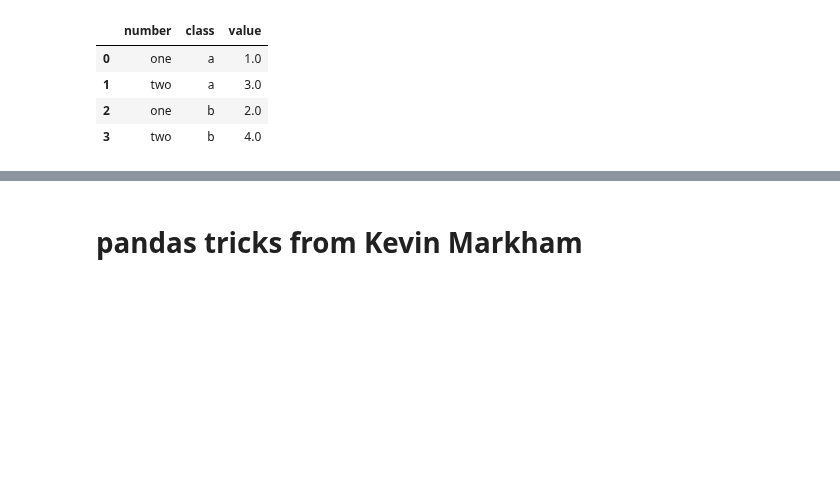
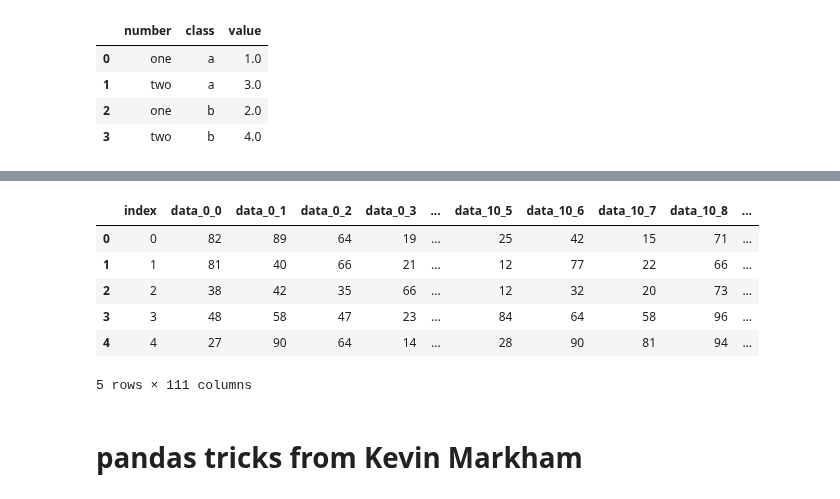
Before and after one commit to YLTsai0609/pandas_101, a Jupyter notebook: Solution.ipynb, the cells around one changed output, grey strips where cells are left out. Cells and saved outputs as stored; diff of their text form; code cells hidden in the pictures; blank space fills up the shorter version.

Commit message:
[Feature] miltiple merge, long to wide pivot to tidy frame

```diff
--- a/Solution.ipynb
+++ b/Solution.ipynb
@@ -1704,3 +1748,40 @@ df
+# %%
+# 6 multiple merge
+# pd.concat cannot do that!
+# functional programming with pd.merge!
+########### Create data ##########
+FOLDER_DIR = './csvset'
+for i in range(11):
+    path = FOLDER_DIR + '/' + f'data_{i}.csv'
+    pd.DataFrame(np.random.randint(low=5, high=100, size=(10,10))).\
+    to_csv(path, index=False)
+# read it
+from glob import glob
+DATA_PATH_LIST = glob('./csvset/*.csv')
+PREFIX = 'data'
+dfSet = {}
+for idx, path in enumerate(DATA_PATH_LIST):
+    df_name = PREFIX + f'_{idx}'
+    dfSet[df_name] = pd.read_csv(path).add_prefix(f'{df_name}_').reset_index()
+############ multiple merge #############
+from functools import reduce
+JOINKEY = 'index'
+dfList = []
+for _, df in dfSet.items():
+    dfList.append(df)
+df_all_merged = reduce(lambda left, right : pd.merge(left, right, on=JOINKEY), dfList)
+display(df_all_merged.head())
+
+
+# Hint, when you think about recussive solution -> functional programming might work
+# %% [output]
+|  | index | data_0_0 | data_0_1 | data_0_2 | data_0_3 | ... | data_10_5 | data_10_6 | data_10_7 | data_10_8 | ... |
+| 0 | 0 | 82 | 89 | 64 | 19 | ... | 25 | 42 | 15 | 71 | ... |
+| 1 | 1 | 81 | 40 | 66 | 21 | ... | 12 | 77 | 22 | 66 | ... |
+| 2 | 2 | 38 | 42 | 35 | 66 | ... | 12 | 32 | 20 | 73 | ... |
+| 3 | 3 | 48 | 58 | 47 | 23 | ... | 84 | 64 | 58 | 96 | ... |
+| 4 | 4 | 27 | 90 | 64 | 14 | ... | 28 | 90 | 81 | 94 | ... |
+5 rows × 111 columns
 # %% [markdown]
 # pandas tricks from Kevin Markham
 # %%
```
Also changed, not shown: parts of 38 cells of this notebook, 12 other files.
